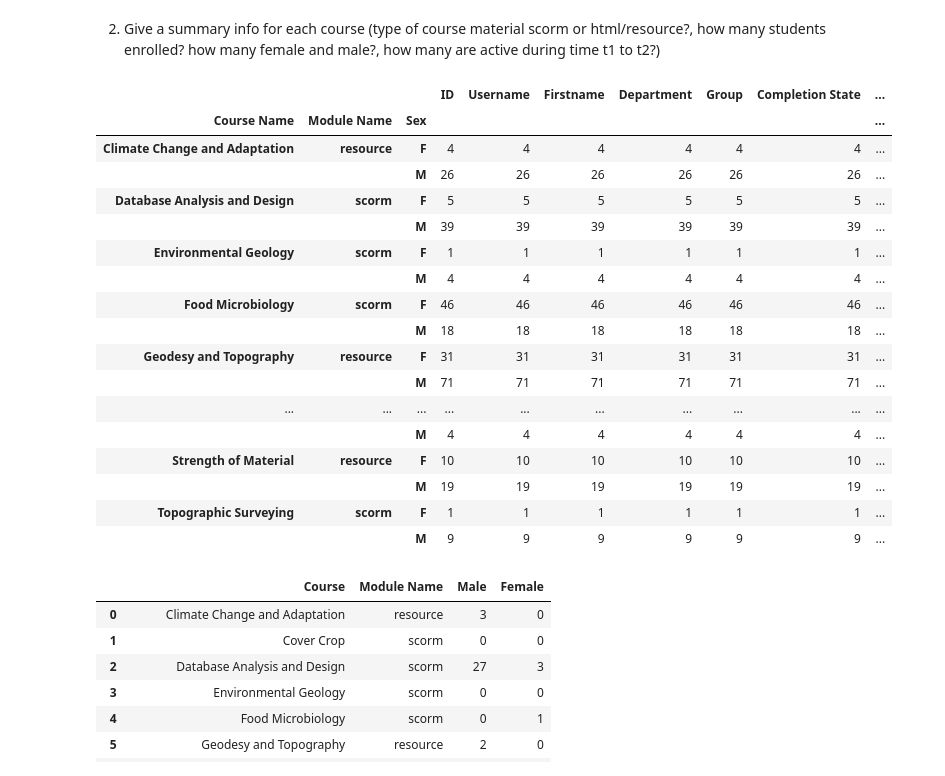
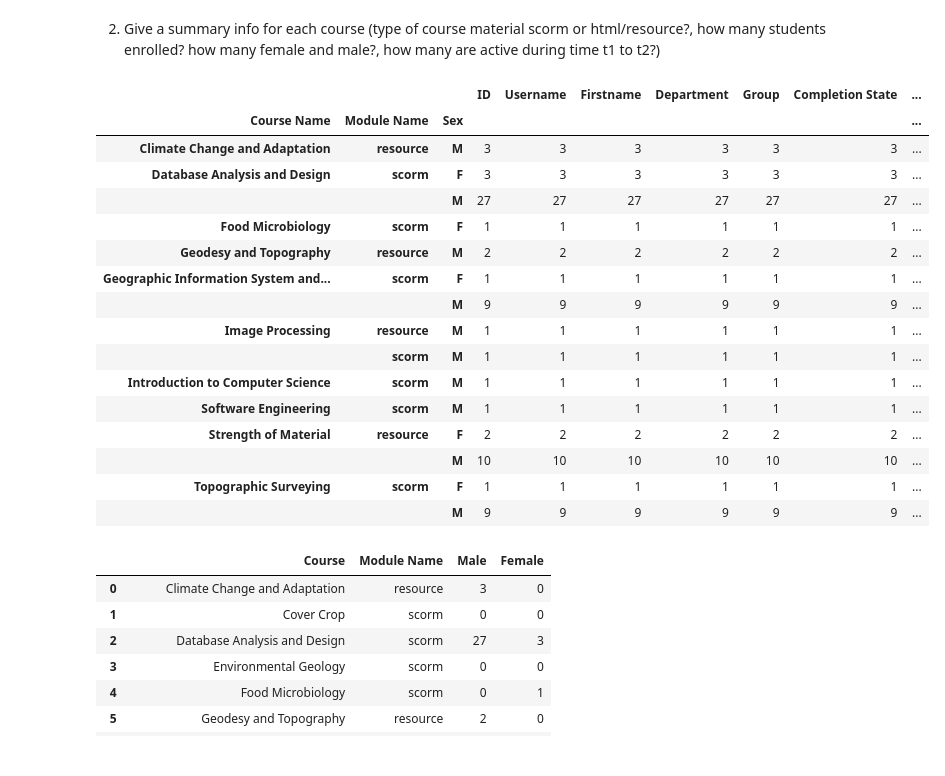
Before and after one commit to VIRAK33/Streamlit, a Jupyter notebook: I5Project_Data visualization.ipynb, the cells around one changed output. Drawn from its saved outputs; the diff is of its cells as text; code cells hidden in the pictures.

```diff
--- a/I5Project_Data visualization.ipynb
+++ b/I5Project_Data visualization.ipynb
@@ -55,32 +248,31 @@ cond
 # %%
 import pandas as pd
 md =pd.read_csv('moodleitcdata.csv')
 md = md.rename(columns={'userid':'ID', 'username': 'Username', 'firstname':'Firstname', 'phone1':'Sex', 'department':'Department', 'lastname':'Group', 'courseName':'Course Name', 'moduleName':'Module Name', 'completionstate': 'Completion State', 'CompletionDate':'Completion Date'})
 
 start_date = '2020-10-22'
 end_date = '2020-12-01'
 
-md = md[(md['Completion Date'] >= d1 ) & (md['Completion Date'] <= d2) ]
+md = md[(md['Completion Date'] >= start_date ) & (md['Completion Date'] <= end_date) ]
 
 cond1=md.groupby(['Course Name','Module Name','Sex']).count()
 cond1
 # %% [output]
 |  |  |  | ID | Username | Firstname | Department | Group | Completion State | ... |
 | Course Name | Module Name | Sex |  |  |  |  |  |  | ... |
-| Climate Change and Adaptation | resource | F | 4 | 4 | 4 | 4 | 4 | 4 | ... |
-|  |  | M | 26 | 26 | 26 | 26 | 26 | 26 | ... |
-| Database Analysis and Design | scorm | F | 5 | 5 | 5 | 5 | 5 | 5 | ... |
-|  |  | M | 39 | 39 | 39 | 39 | 39 | 39 | ... |
-| Environmental Geology | scorm | F | 1 | 1 | 1 | 1 | 1 | 1 | ... |
-|  |  | M | 4 | 4 | 4 | 4 | 4 | 4 | ... |
-| Food Microbiology | scorm | F | 46 | 46 | 46 | 46 | 46 | 46 | ... |
-|  |  | M | 18 | 18 | 18 | 18 | 18 | 18 | ... |
-| Geodesy and Topography | resource | F | 31 | 31 | 31 | 31 | 31 | 31 | ... |
-|  |  | M | 71 | 71 | 71 | 71 | 71 | 71 | ... |
-| ... | ... | ... | ... | ... | ... | ... | ... | ... | ... |
-|  |  | M | 4 | 4 | 4 | 4 | 4 | 4 | ... |
-| Strength of Material | resource | F | 10 | 10 | 10 | 10 | 10 | 10 | ... |
-|  |  | M | 19 | 19 | 19 | 19 | 19 | 19 | ... |
+| Climate Change and Adaptation | resource | M | 3 | 3 | 3 | 3 | 3 | 3 | ... |
+| Database Analysis and Design | scorm | F | 3 | 3 | 3 | 3 | 3 | 3 | ... |
+|  |  | M | 27 | 27 | 27 | 27 | 27 | 27 | ... |
+| Food Microbiology | scorm | F | 1 | 1 | 1 | 1 | 1 | 1 | ... |
+| Geodesy and Topography | resource | M | 2 | 2 | 2 | 2 | 2 | 2 | ... |
+| Geographic Information System and... | scorm | F | 1 | 1 | 1 | 1 | 1 | 1 | ... |
+|  |  | M | 9 | 9 | 9 | 9 | 9 | 9 | ... |
+| Image Processing | resource | M | 1 | 1 | 1 | 1 | 1 | 1 | ... |
+|  | scorm | M | 1 | 1 | 1 | 1 | 1 | 1 | ... |
+| Introduction to Computer Science | scorm | M | 1 | 1 | 1 | 1 | 1 | 1 | ... |
+| Software Engineering | scorm | M | 1 | 1 | 1 | 1 | 1 | 1 | ... |
+| Strength of Material | resource | F | 2 | 2 | 2 | 2 | 2 | 2 | ... |
+|  |  | M | 10 | 10 | 10 | 10 | 10 | 10 | ... |
 | Topographic Surveying | scorm | F | 1 | 1 | 1 | 1 | 1 | 1 | ... |
 |  |  | M | 9 | 9 | 9 | 9 | 9 | 9 | ... |
 # %%
```
Also changed, not shown: parts of 18 cells of this notebook, 27 other files.
